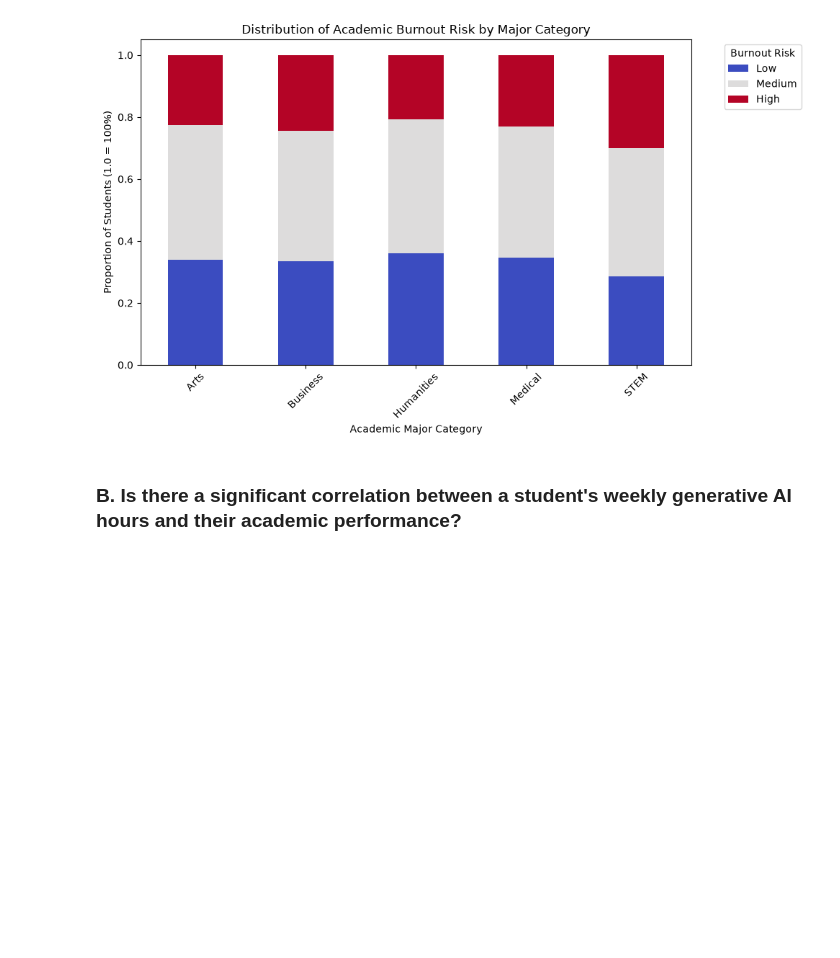
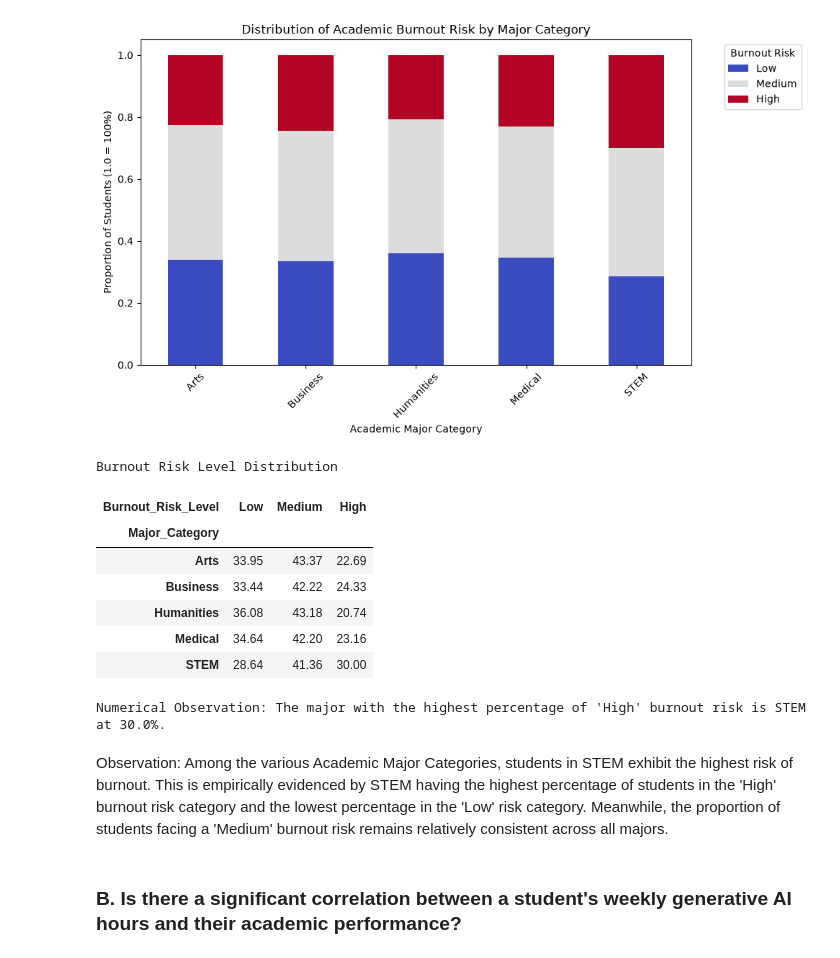
Before and after one commit to FortifyTank/CSMODEL_MATT, a Jupyter notebook: CSMODEL.ipynb, the cells around one changed output. Drawn from its saved outputs; the diff is of its cells as text; code cells hidden in the pictures; blank space fills up the shorter version.

```diff
--- a/CSMODEL.ipynb
+++ b/CSMODEL.ipynb
@@ -467,6 +409,30 @@ plt.tight_layout()
 plt.show()
 # %% [output]
 [figure]
+# %%
+print("Burnout Risk Level Distribution")
+
+# Numerical Summary: Percentage of Burnout Risk by Major
+burnout_percentages = (contingency_norm * 100).round(2)
+display(burnout_percentages)
+
+# Automatically find which major has the highest 'High' burnout risk:
+highest_burnout_major = burnout_percentages['High'].idxmax()
+highest_burnout_val = burnout_percentages['High'].max()
+
+print(f"Numerical Observation: The major with the highest percentage of 'High' burnout risk is {highest_burnout_major} at {highest_burnout_val}%.")
+# %% [output]
+Burnout Risk Level Distribution
+| Burnout_Risk_Level | Low | Medium | High |
+| Major_Category |  |  |  |
+| Arts | 33.95 | 43.37 | 22.69 |
+| Business | 33.44 | 42.22 | 24.33 |
+| Humanities | 36.08 | 43.18 | 20.74 |
+| Medical | 34.64 | 42.20 | 23.16 |
+| STEM | 28.64 | 41.36 | 30.00 |
+Numerical Observation: The major with the highest percentage of 'High' burnout risk is STEM at 30.0%.
+# %% [markdown]
+Observation: Among the various Academic Major Categories, students in STEM exhibit the highest risk of burnout. This is empirically evidenced by STEM having the highest percentage of students in the 'High' burnout risk category and the lowest percentage in the 'Low' risk category. Meanwhile, the proportion of students facing a 'Medium' burnout risk remains relatively consistent across all majors.
 # %% [markdown]
 ### B. Is there a significant correlation between a student's weekly generative AI hours and their academic performance?
 # %% [markdown]
```
Also changed, not shown: parts of 14 cells of this notebook, 11 other files.
